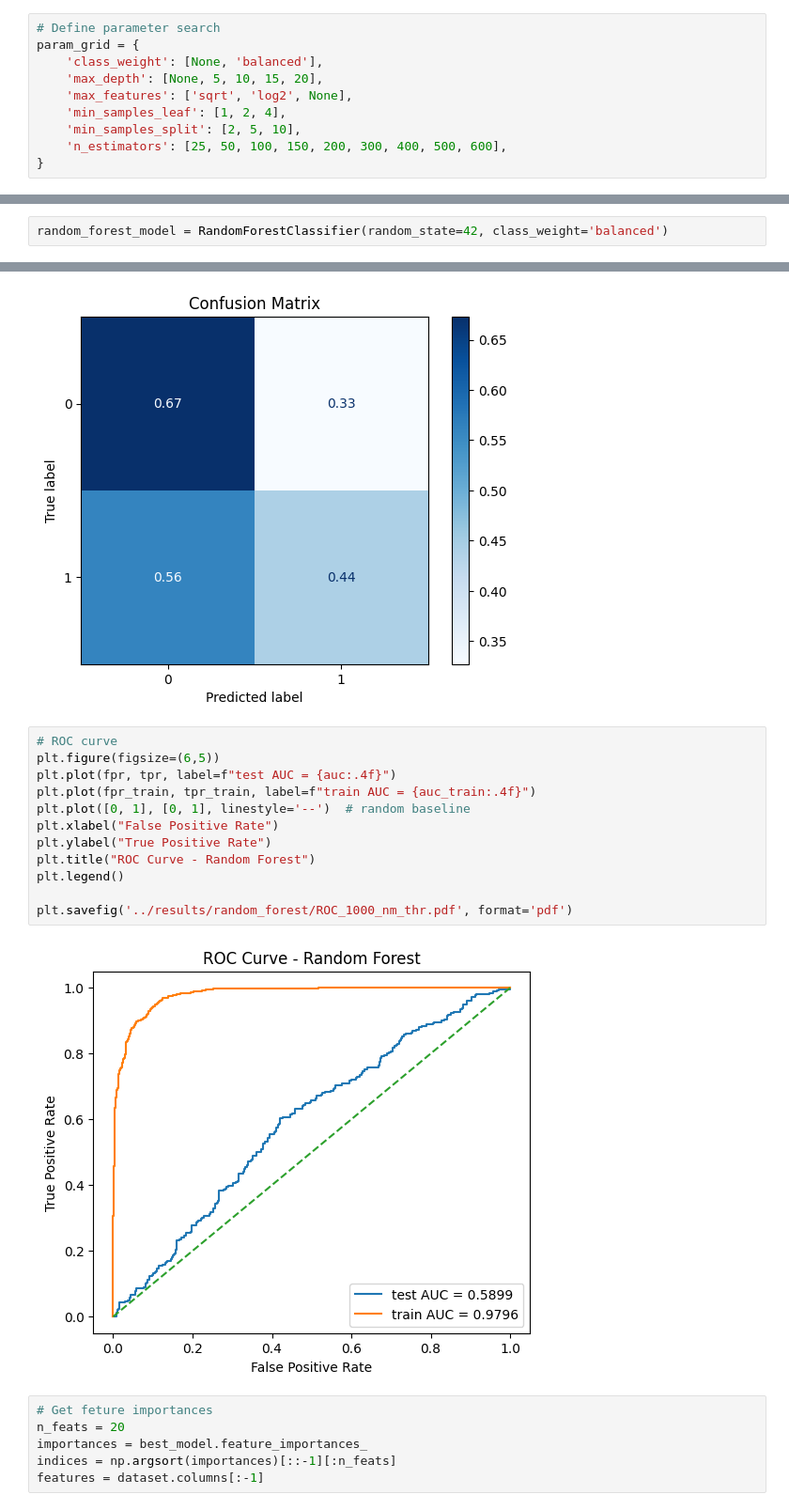
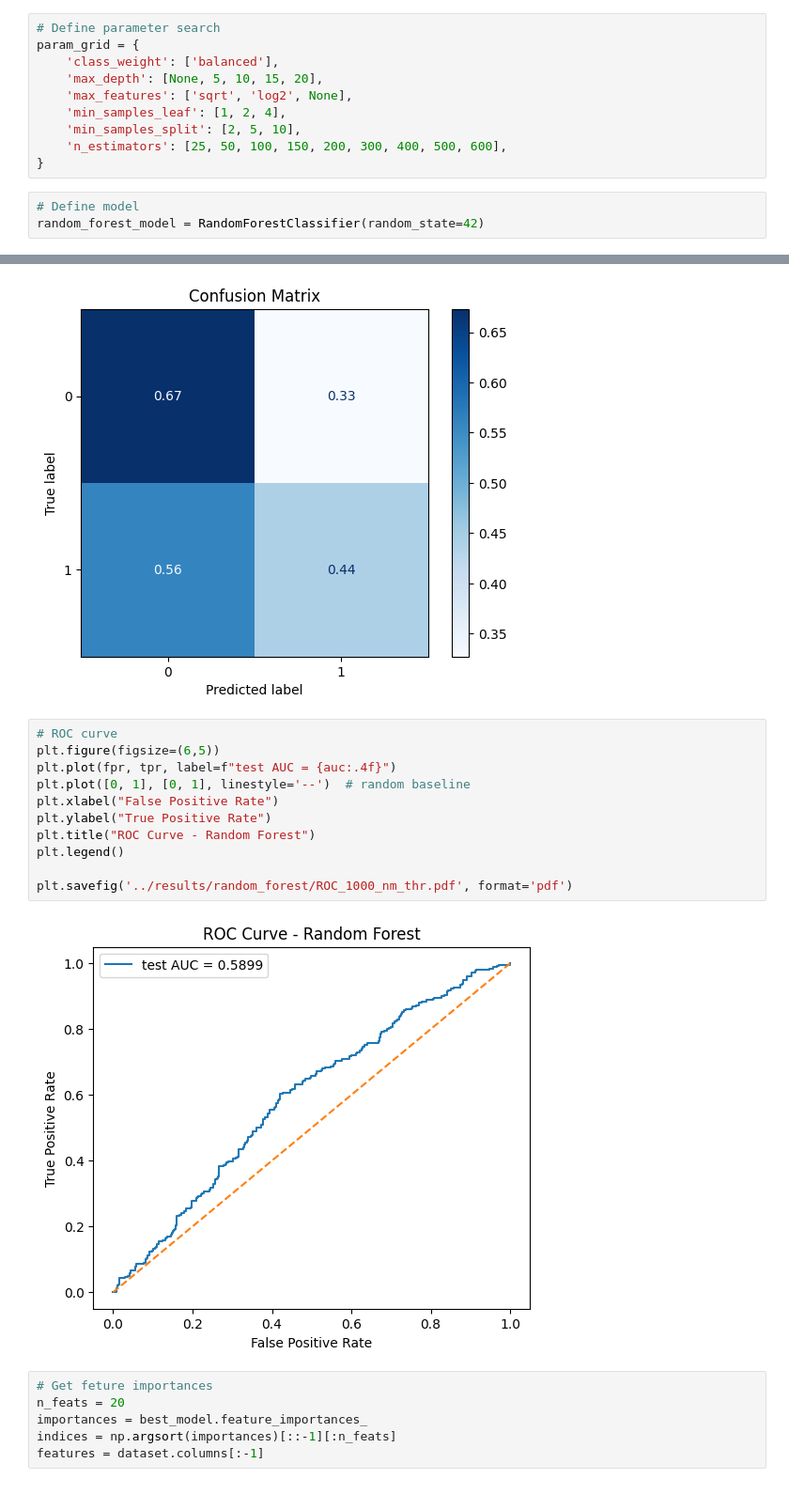
Before and after one commit to manuelfmerino/expression_prediction_AI, a Jupyter notebook: train_random_forest.ipynb, the cells around one changed output, grey strips where cells are left out. Shown at 94% size. Drawn from its saved outputs; the diff is of its cells as text.

```diff
--- a/train_random_forest.ipynb
+++ b/train_random_forest.ipynb
@@ -295,18 +295,19 @@ X_train.shape
 # %%
 # Define parameter search
 param_grid = {
-    'class_weight': [None, 'balanced'],
+    'class_weight': ['balanced'],
     'max_depth': [None, 5, 10, 15, 20],
     'max_features': ['sqrt', 'log2', None],
     'min_samples_leaf': [1, 2, 4],
     'min_samples_split': [2, 5, 10],
     'n_estimators': [25, 50, 100, 150, 200, 300, 400, 500, 600],
 }
+# %%
+# Define model
+random_forest_model = RandomForestClassifier(random_state=42)
 # %%
 # Define cross-validation
 cv = StratifiedKFold(n_splits=5, shuffle=True, random_state=42)
-# %%
-random_forest_model = RandomForestClassifier(random_state=42, class_weight='balanced')
 # %%
 # Initialize model with grid search
 grid_search_random_forest_model = GridSearchCV(estimator=random_forest_model,
@@ -423,17 +419,16 @@ disp.figure_.savefig('../results/random_forest/confusion_matrix_normalized_1000_
 # %%
 # ROC curve
 plt.figure(figsize=(6,5))
 plt.plot(fpr, tpr, label=f"test AUC = {auc:.4f}")
-plt.plot(fpr_train, tpr_train, label=f"train AUC = {auc_train:.4f}")
 plt.plot([0, 1], [0, 1], linestyle='--')  # random baseline
 plt.xlabel("False Positive Rate")
 plt.ylabel("True Positive Rate")
 plt.title("ROC Curve - Random Forest")
 plt.legend()
 
 plt.savefig('../results/random_forest/ROC_1000_nm_thr.pdf', format='pdf')
 # %% [output]
-[figure, old version]
+[figure, new version]
 # %%
 # Get feture importances
 n_feats = 20
```
Also changed, not shown: parts of 18 cells of this notebook, 5 other files.
